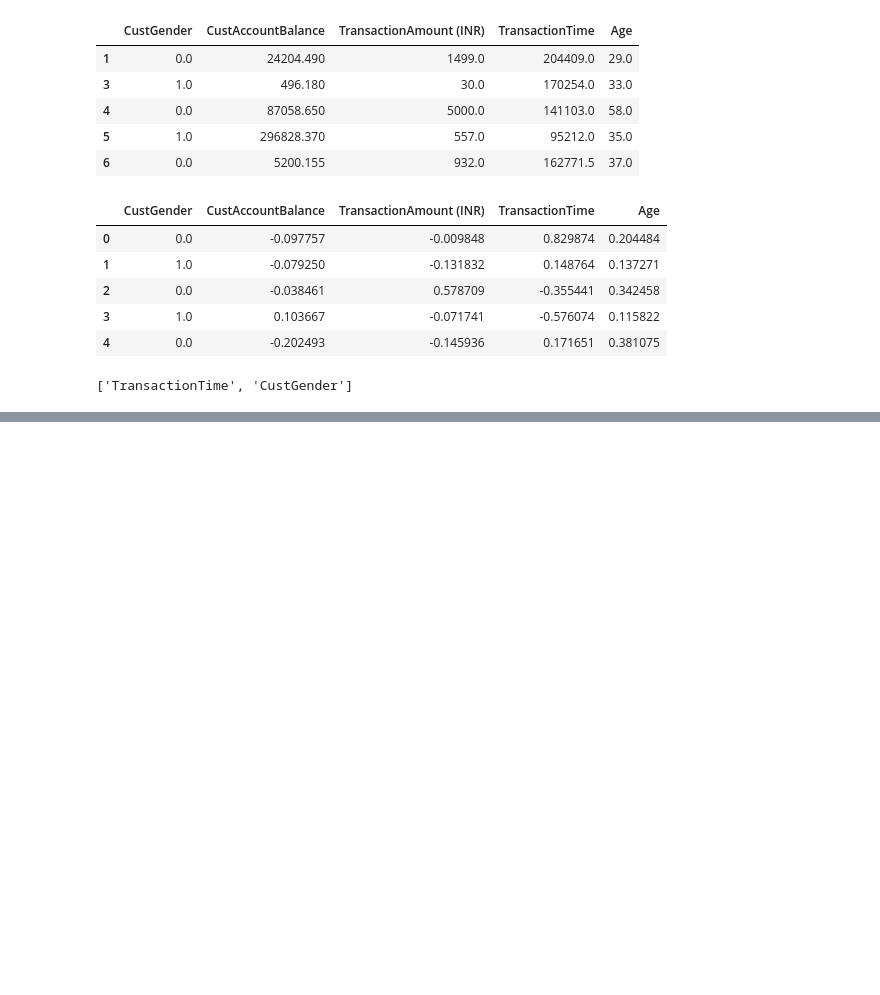
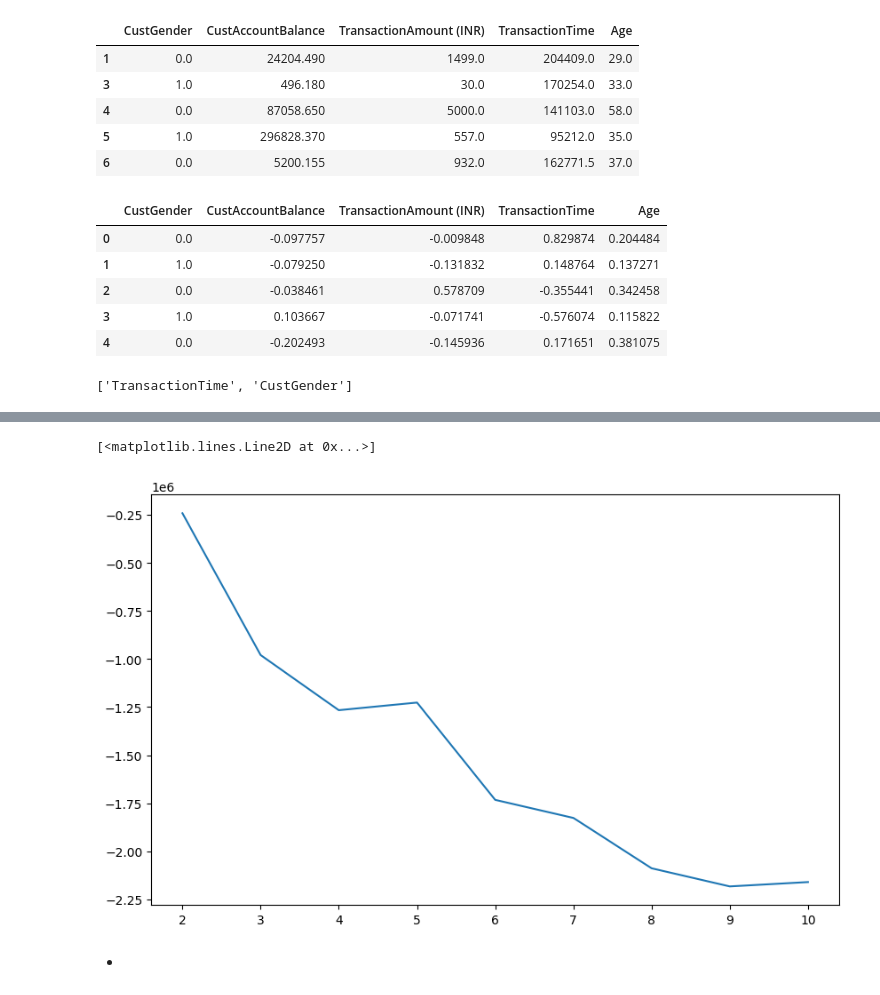
Before and after one commit to DiegoPerdomo0805/lab8_IA, a Jupyter notebook: lab8.ipynb, the cells around one changed output, grey strips where cells are left out. Cells and saved outputs as stored; diff of their text form; code cells hidden in the pictures; blank space fills up the shorter version.

```diff
--- a/lab8.ipynb
+++ b/lab8.ipynb
@@ -166,0 +196,80 @@ print(variables)
+# %%
+# GMM sin librerías de apoyo
+
+import math
+
+from scipy.stats import multivariate_normal
+
+# sigma = covarianza
+# mu = media
+
+
+def paso_E(X, mu, sigma, pi):
+    # E-step
+    N, K = X.shape[0], mu.shape[0]
+    gamma = np.zeros((N, K))
+    for k in range(K):
+        gamma[:, k] = pi[k] * multivariate_normal.pdf(X, mu[k], sigma[k], allow_singular=True)
+    gamma = gamma / np.sum(gamma, axis=1, keepdims=True)
+    #print(gamma)
+    return gamma
+
+def paso_M(X, gamma):
+    # M-step
+    N, K = X.shape[0], gamma.shape[1]
+    mu = np.zeros((K, X.shape[1]))
+    sigma = np.zeros((K, X.shape[1], X.shape[1]))
+    pi = np.zeros(K)
+    for k in range(K):
+        mu[k] = np.sum(gamma[:, k].reshape(-1, 1) * X, axis=0) / np.sum(gamma[:, k])
+        sigma[k] = np.dot((gamma[:, k].reshape(-1, 1) * (X - mu[k])).T, X - mu[k]) / np.sum(gamma[:, k])
+        pi[k] = np.mean(gamma[:, k])
+    return mu, sigma, pi
+
+
+# LL(X | mu, sigma, pi) = sum_i (log(sum_k(pi_k * N(X_i | mu_k, sigma_k))))
+def log_likelihood(X, mu, sigma, pi):
+    K = mu.shape[0]
+    ll = 0
+    for k in range(K):
+        ll += pi[k] * multivariate_normal.pdf(X, mu[k], sigma[k], allow_singular=True)
+    return np.sum(np.log(ll))
+
+def GMM(X, K, max_iter=10):
+    N, D = X.shape[0], X.shape[1]
+    mu = np.random.randn(K, D)
+    sigma = np.zeros((K, D, D))
+    for k in range(K):
+        sigma[k] = np.eye(D)
+    pi = np.ones(K) / K
+    ll = []
+    for i in range(max_iter):
+        gamma = paso_E(X, mu, sigma, pi)
+        mu, sigma, pi = paso_M(X, gamma)
+        ll.append(log_likelihood(X, mu, sigma, pi))
+    return mu, sigma, pi, ll
+
+#mu, sigma, pi, ll = GMM(feat.values, 2)
+
+array_NLL = []
+
+for i in range(2, 11):
+    mu, sigma, pi, ll = GMM(feat.values, i)
+
+    avg_ll = np.mean(ll)
+    nll = -avg_ll
+
+    #ll = -ll
+    #plt.plot(nll, label='K={}'.format(i))
+    array_NLL.append(nll)
+
+fig = plt.figure(figsize=(10, 6))
+ax = plt.axes()
+
+x_plot = list(range(2, 11))
+ax.plot(x_plot, array_NLL)
+# %% [output]
+[<matplotlib.lines.Line2D at 0x...>]
+[figure, added]
+# %% [markdown]
+*
```
Also changed, not shown: parts of 2 cells of this notebook.
